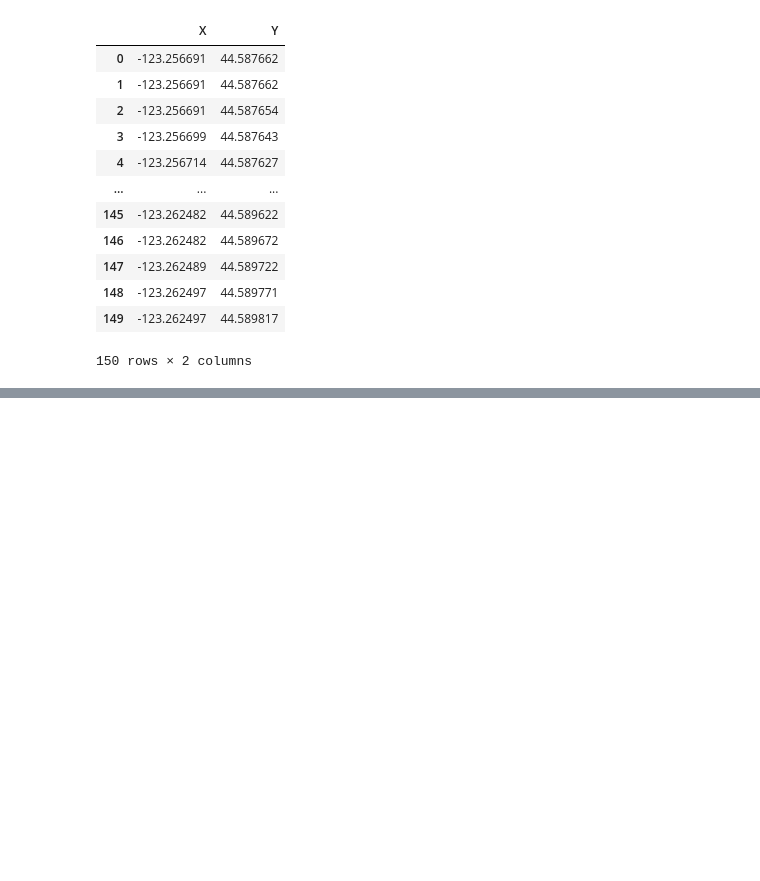
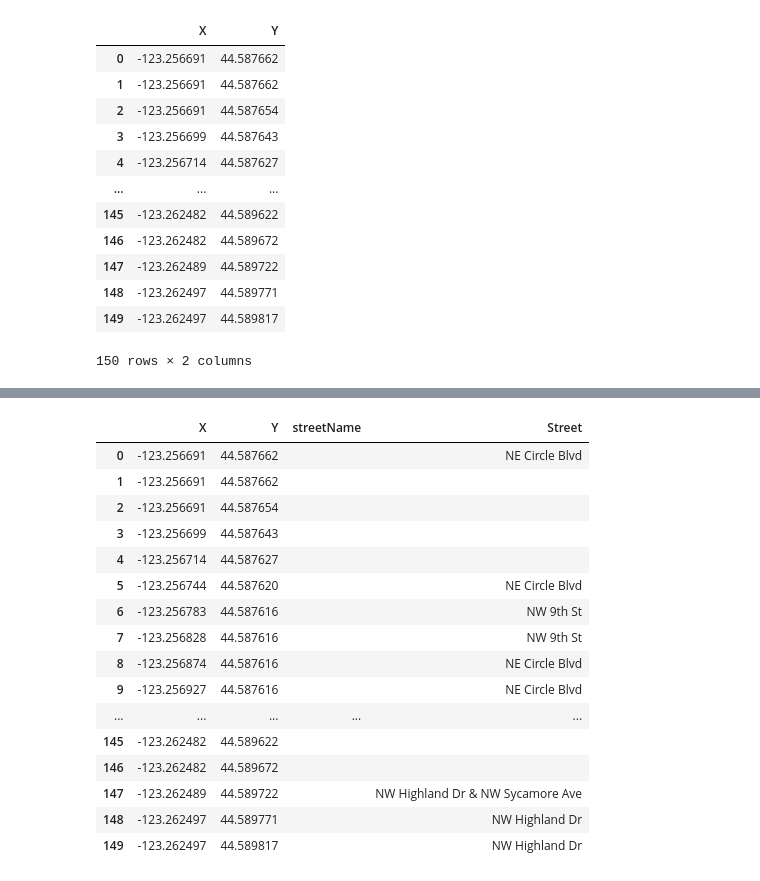
Before and after one commit to missystem/422gpx, a Jupyter notebook: googleapi.ipynb, the cells around one changed output, grey strips where cells are left out. Drawn from its saved outputs; the diff is of its cells as text; code cells hidden in the pictures; blank space fills up the shorter version.

```diff
--- a/googleapi.ipynb
+++ b/googleapi.ipynb
@@ -44,9 +44,7 @@ dataFrame.head(160)
 | 149 | -123.262497 | 44.589817 |
 150 rows × 2 columns
 # %%
-n = 0
-for i,row in dataFrame.iterrows():
-    lon, lat = row
+for i in range(90,96):
     lon = dataFrame.iloc[i][0]
     lat = dataFrame.iloc[i][1]
     latlng = str(lat) + "," + str(lon)
@@ -62,11 +60,10 @@ for i,row in dataFrame.iterrows():
     street_split = street.split(',')
     street_w_No = street_split[0]
     address_list = street_w_No.split(' ', 1)
-    Street = address_list[1]
+    if address_list[0].isnumeric():
+        Street = address_list[1]
+    else:
+        Street = street_w_No
     Street = Street.strip()
     print(Street)
-
-    n = n + 1
-    if n > 0:
-        break
 # %% [output]
@@ -176,2 +191,22 @@ dataFrame
 | 148 | -123.262497 | 44.589771 |  | NW Highland Dr |
 | 149 | -123.262497 | 44.589817 |  | NW Highland Dr |
+# %%
+df_cleanup(dataFrame)
+# %% [output]
+|  | X | Y | streetName | Street |
+| 0 | -123.256691 | 44.587662 |  | NE Circle Blvd |
+| 1 | -123.256691 | 44.587662 |  |  |
+| 2 | -123.256691 | 44.587654 |  |  |
+| 3 | -123.256699 | 44.587643 |  |  |
+| 4 | -123.256714 | 44.587627 |  |  |
+| 5 | -123.256744 | 44.587620 |  | NE Circle Blvd |
+| 6 | -123.256783 | 44.587616 |  | NW 9th St |
+| 7 | -123.256828 | 44.587616 |  | NW 9th St |
+| 8 | -123.256874 | 44.587616 |  | NE Circle Blvd |
+| 9 | -123.256927 | 44.587616 |  | NE Circle Blvd |
+| ... | ... | ... | ... | ... |
+| 145 | -123.262482 | 44.589622 |  |  |
+| 146 | -123.262482 | 44.589672 |  |  |
+| 147 | -123.262489 | 44.589722 |  | NW Highland Dr & NW Sycamore Ave |
+| 148 | -123.262497 | 44.589771 |  | NW Highland Dr |
+| 149 | -123.262497 | 44.589817 |  | NW Highland Dr |
```
Also changed, not shown: parts of 3 cells of this notebook, 1 other file.
